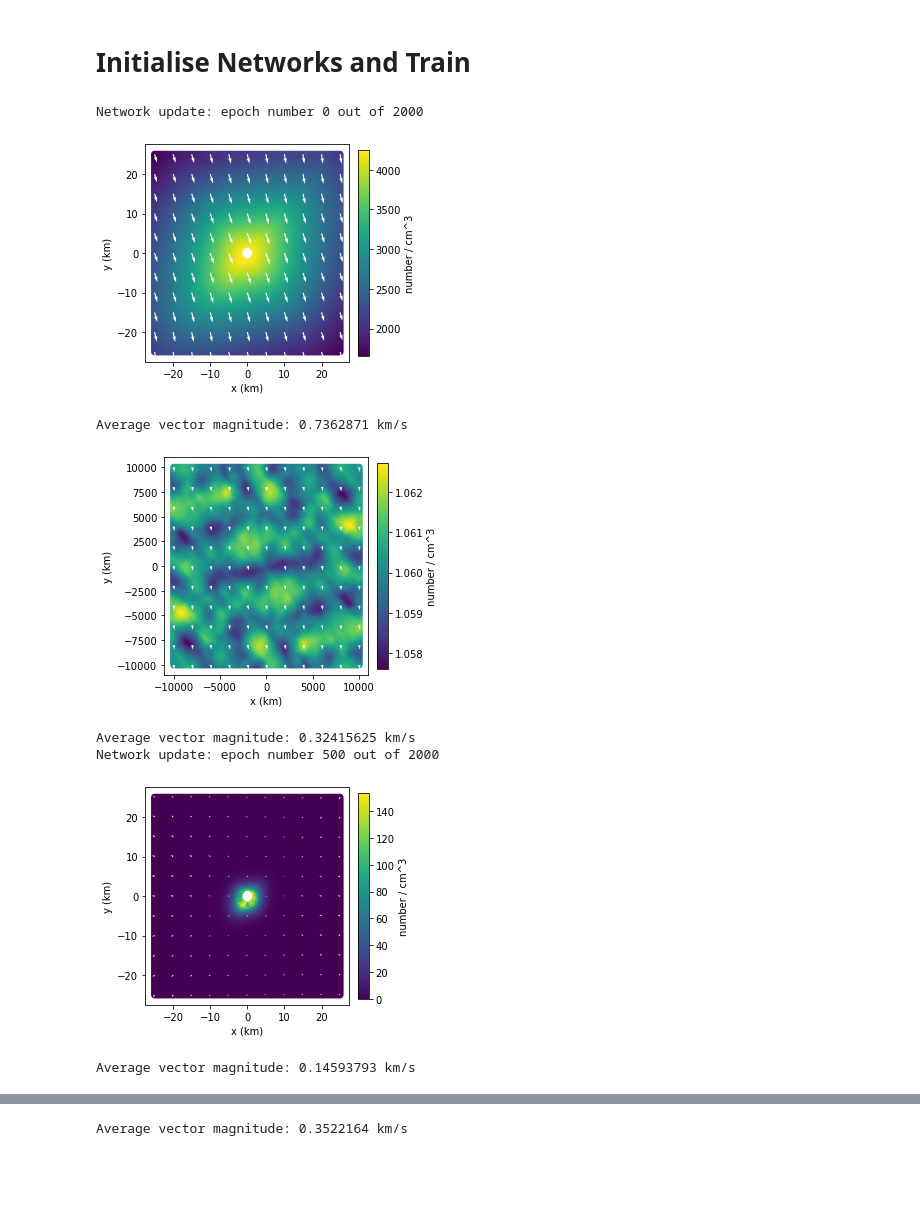
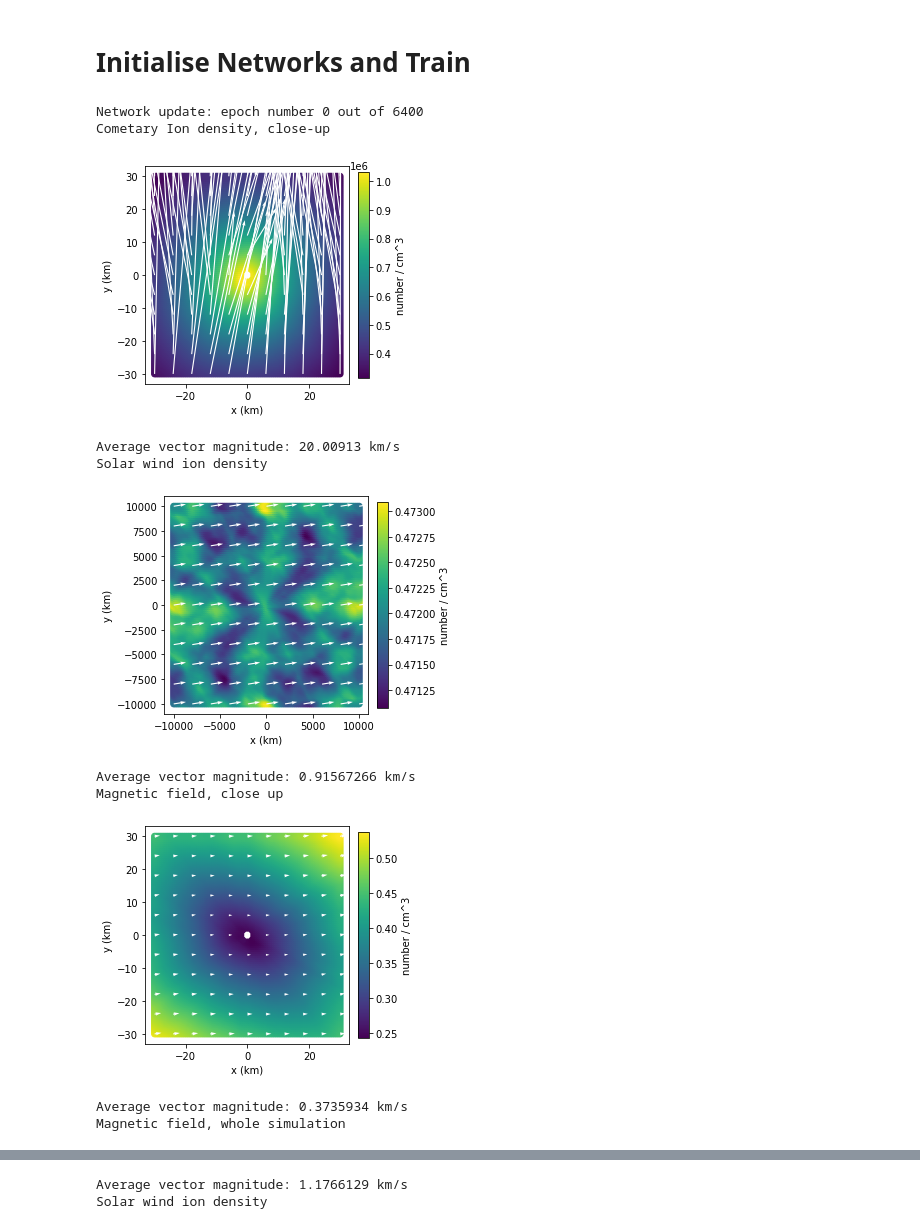
Before and after one commit to alexandercushen/Comet-Plasma-ML, a Jupyter notebook: Rubin2015_attempt4(many_network).ipynb, the cells around one changed output, grey strips where cells are left out. Saved outputs shown, nothing was run; the diff lists cells and outputs as text; code cells hidden in the pictures; blank space fills up the shorter version.

```diff
--- a/Rubin2015_attempt4(many_network).ipynb
+++ b/Rubin2015_attempt4(many_network).ipynb
@@ -29,6 +30,7 @@ msw = 1.66*10**(-27) # solar wind ion mass (1 amu): kg
 mc = 17*msw # Average cometary ion mass: kg
 mh = mc
 me = 9.12*10**(-31) # Electron mass: kg
+e = 1.6*10**(-19) # Fundamental charge: C
 Ccn = 10**(-15) # Cometary ion neutral elastic collision parameter
 Cswn = 10**(-15) # Solar wind neutral elastic collision parameter
 kB = 1.38*10**(-23) # Boltzmann: J/K
@@ -51,18 +53,18 @@ Te_upstream = 0.132 # Undistured solar wind electron temperature: M K
 
 #Simulation parameters
 d1 = 10000 # Large Simulation size: km
-d2 = 25 # Small Simulation size: km
-N1 = 30 # Number of spatial points per side in large domain
-N2 = 30 # Number of spatial points per side in large domain
+d2 = 30 # Small Simulation size: km
+N1 = 32 # Number of spatial points per side in large domain
+N2 = 48 # Number of spatial points per side in small domain
 
 #Network Parameters
 hidden_size = 50
-num_epochs = 2000
+num_epochs = 6400#2000
 batch_size = N1+N2
 learning_rate = 1e-2
 
 nsw_scaling = 1
-nc_scaling = 10000 #how many ions per cm^3 the network wants
+nc_scaling = 1000000 #how many ions per cm^3 the network wants
 
 activation_smoothness_coarse = 800#50
 activation_amplitude_coarse = 5
@@ -384,7 +414,7 @@ e_NeuralNet = nn.Sequential(
 
 B_NeuralNet = nn.Sequential(
     torch.nn.Linear(3, hidden_size),
-    ActivationCoarse(),
+    ActivationMedium(),
     torch.nn.Linear(hidden_size, hidden_size),
     ActivationSmooth(),
     torch.nn.Linear(hidden_size, hidden_size),
@@ -412,8 +442,10 @@ B_model = B_NeuralNet.to(device)
 #Loss, optimizer and friends
 sw_optimizer = torch.optim.Adam(sw_model.parameters(), lr=learning_rate)
 comet_optimizer = torch.optim.Adam(comet_model.parameters(), lr=learning_rate)
+B_optimizer = torch.optim.Adam(B_model.parameters(), lr=learning_rate)
 sw_training_loss = []
 comet_training_loss = []
+B_training_loss =[]
 ############
 
 #Train the network
@@ -432,12 +464,12 @@ for epoch in range(num_epochs):
         output = evaluate_models(features.float()) #returns a list with network outputs: sw, comet, e, B
         loss,loss_value = loss_function(features.float(),output)
 
-        if epoch % 2==0:
+        if epoch % 3==0:
             comet_optimizer.zero_grad()
             loss.backward()
             comet_optimizer.step()
             comet_training_loss.append(loss.item())
-        else:
+        elif epoch % 3==1:
             bound = sw_model(xyz_bound)
             loss += ((nsw_scaling*torch.exp(bound[:,0]).reshape(-1,1) - nsw_upstream)**2 +
                     (torch.exp(bound[:,1]).reshape(-1,1) - psw_upstream)**2 +
@@ -447,40 +479,77 @@ for epoch in range(num_epochs):
                     (bound[:,5].reshape(-1,1))**2).sum()
             sw_optimizer.zero_grad()
             loss.backward()
             sw_optimizer.step()
             sw_training_loss.append(loss.item())
+        else:
+            bound = B_model(xyz_bound)
+            loss += ((bound[:,0].reshape(-1,1) - B_x_upstream)**2 +
+                     (bound[:,1].reshape(-1,1) - B_y_upstream)**2 +
+                     (bound[:,2].reshape(-1,1))**2
+                    ).sum()
+            B_optimizer.zero_grad()
+            loss.backward()
+            B_optimizer.step()
+            B_training_loss.append(loss.item())
 
 
         if epoch % (num_epochs/4) == 0 and i ==0:
             print("Network update: epoch number",epoch,"out of",num_epochs)
+            print("Cometary Ion density, close-up")
             xyz_den = gen_grid(100,1)
             xyz_vec = gen_grid(11,1)
             nc = nc_scaling*torch.exp(comet_model(xyz_den)[:,0].reshape(-1,1))
-            uc_x = comet_model(xyz_vec)[:,3].reshape(-1,1)
-            uc_y = comet_model(xyz_vec)[:,4].reshape(-1,1)
+            uc_x = comet_model(xyz_vec)[:,3].reshape(-1,1)*100
+            uc_y = comet_model(xyz_vec)[:,4].reshape(-1,1)*100
             density_quiver_plot(xyz_den, nc, xyz_vec, uc_x, uc_y)
 
+            print("Solar wind ion density")
             xyz_den = gen_grid(100,1,-d1,d1,-d1,d1,-d1,d1)
             xyz_vec = gen_grid(11,1,-d1,d1,-d1,d1,-d1,d1)
             nsw = nsw_scaling*torch.exp(sw_model(xyz_den)[:,0].reshape(-1,1))
             usw_x = sw_model(xyz_vec)[:,3].reshape(-1,1)
             usw_y = sw_model(xyz_vec)[:,4].reshape(-1,1)
             density_quiver_plot(xyz_den, nsw, xyz_vec, usw_x, usw_y)
+
+            print("Magnetic field, close up")
+            xyz_den = gen_grid(100,1)
+            xyz_vec = gen_grid(11,1)
+            B_x = B_model(xyz_vec)[:,0].reshape(-1,1)
+            B_y = B_model(xyz_vec)[:,1].reshape(-1,1)
+            B_z = B_model(xyz_vec)[:,2].reshape(-1,1)
+            B_mag = (B_model(xyz_den)[:,0].reshape(-1,1)**2+B_model(xyz_den)[:,1].reshape(-1,1)**2+B_model(xyz_den)[:,2].reshape(-1,1)**2)**0.5
+            density_quiver_plot(xyz_den, B_mag, xyz_vec, B_x, B_y)
+
+            print("Magnetic field, whole simulation")
+            xyz_den = gen_grid(100,1,-d1,d1,-d1,d1,-d1,d1)
+            xyz_vec = gen_grid(11,1,-d1,d1,-d1,d1,-d1,d1)
+            B_x = B_model(xyz_vec)[:,0].reshape(-1,1)
+            B_y = B_model(xyz_vec)[:,1].reshape(-1,1)
+            B_z = B_model(xyz_vec)[:,2].reshape(-1,1)
+            B_mag = (B_model(xyz_den)[:,0].reshape(-1,1)**2+B_model(xyz_den)[:,1].reshape(-1,1)**2+B_model(xyz_den)[:,2].reshape(-1,1)**2)**0.5
+            density_quiver_plot(xyz_den, B_mag, xyz_vec, B_x, B_y)
 
 plt.plot(sw_training_loss)
 plt.yscale("log")
 plt.title("SW network loss")
 plt.show()
 plt.plot(comet_training_loss)
 plt.yscale("log")
 plt.title("Comet network loss")
 plt.show()
+plt.plot(B_training_loss)
+plt.yscale("log")
+plt.title("B network loss")
+plt.show()
 # %% [output]
-Network update: epoch number 0 out of 2000
+Network update: epoch number 0 out of 6400
+Cometary Ion density, close-up
-[figure, old version]
+[figure, new version]
-Average vector magnitude: 0.7362871 km/s
+Average vector magnitude: 20.00913 km/s
+Solar wind ion density
-[figure, old version]
+[figure, new version]
-Average vector magnitude: 0.32415625 km/s
-Network update: epoch number 500 out of 2000
+Average vector magnitude: 0.91567266 km/s
+Magnetic field, close up
-[figure, old version]
+[figure, new version]
-Average vector magnitude: 0.14593793 km/s
+Average vector magnitude: 0.3735934 km/s
+Magnetic field, whole simulation
@@ -491 +561,2 @@ Network update: epoch number 1000 out of 2000
-Average vector magnitude: 0.3522164 km/s
+Average vector magnitude: 1.1766129 km/s
+Solar wind ion density
```
Also changed, not shown: parts of 7 cells of this notebook.
